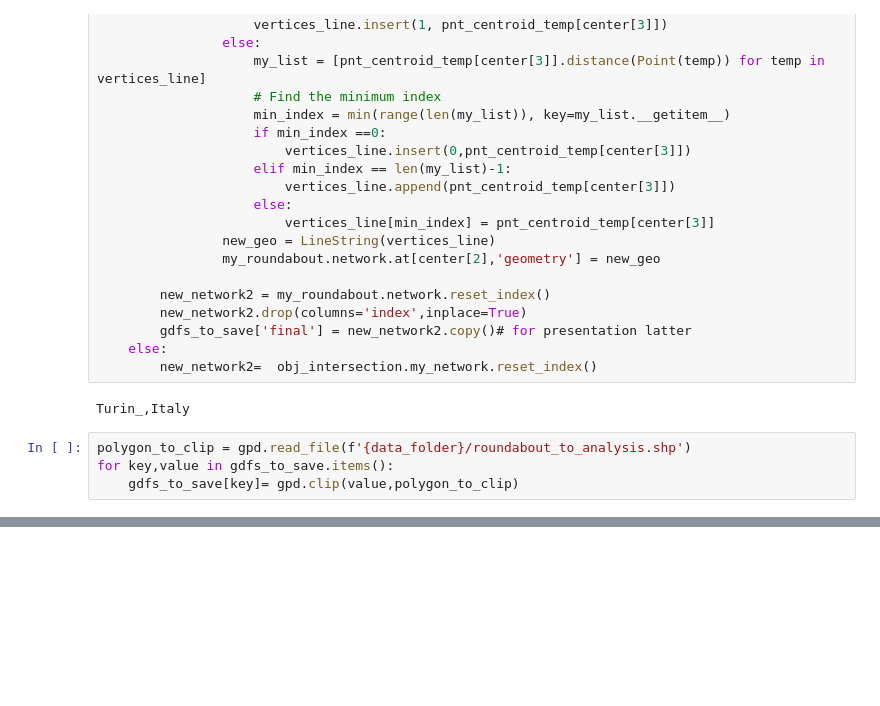
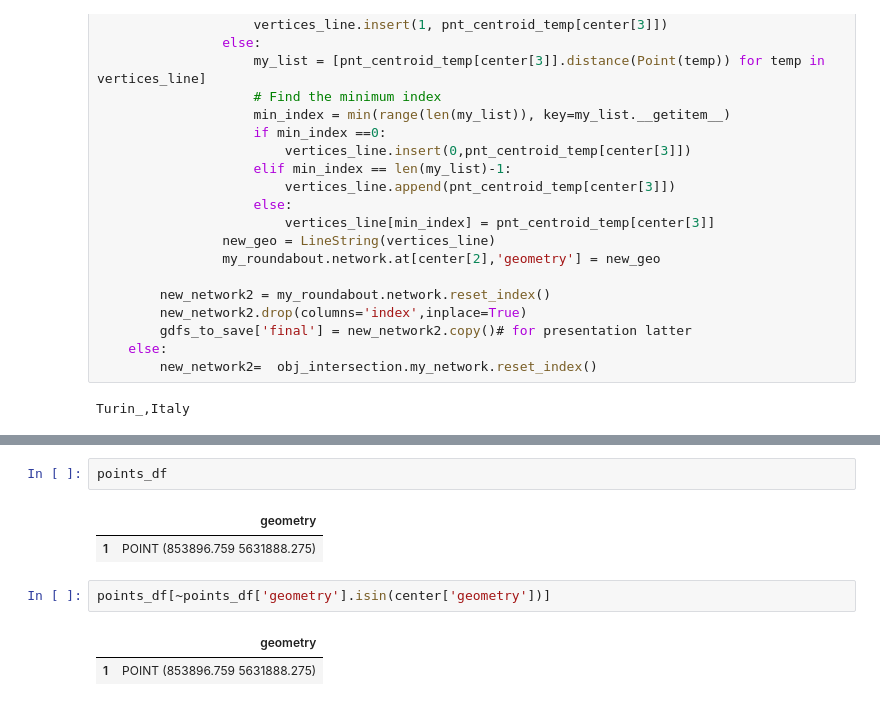
Before and after one commit to achic19/SOD0, a Jupyter notebook: Code/notebooks/roundabout.ipynb, the cells around one changed output, grey strips where cells are left out. Drawn from its saved outputs; the diff is of its cells as text; blank space fills up the shorter version.

```diff
--- a/Code/notebooks/roundabout.ipynb
+++ b/Code/notebooks/roundabout.ipynb
@@ -435,7 +435,3 @@ for place in ['Turin_,Italy']:
         new_network2=  obj_intersection.my_network.reset_index()
 # %% [output]
 Turin_,Italy
-# %%
-polygon_to_clip = gpd.read_file(f'{data_folder}/roundabout_to_analysis.shp')
-for key,value in gdfs_to_save.items():
-    gdfs_to_save[key]= gpd.clip(value,polygon_to_clip)
@@ -492,0 +552,10 @@ for ax in axs.flatten():
+# %%
+points_df
+# %% [output]
+|  | geometry |
+| 1 | POINT (853896.759 5631888.275) |
+# %%
+points_df[~points_df['geometry'].isin(center['geometry'])]
+# %% [output]
+|  | geometry |
+| 1 | POINT (853896.759 5631888.275) |
```
Also changed, not shown: parts of 5 cells of this notebook.
